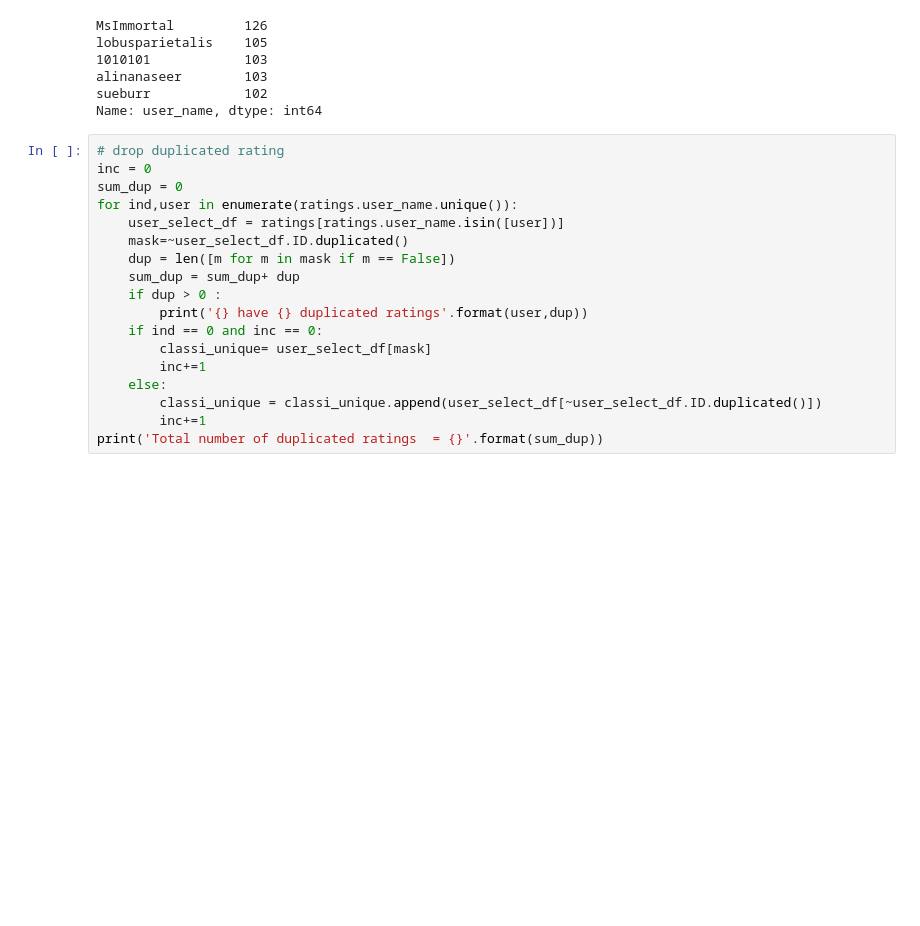
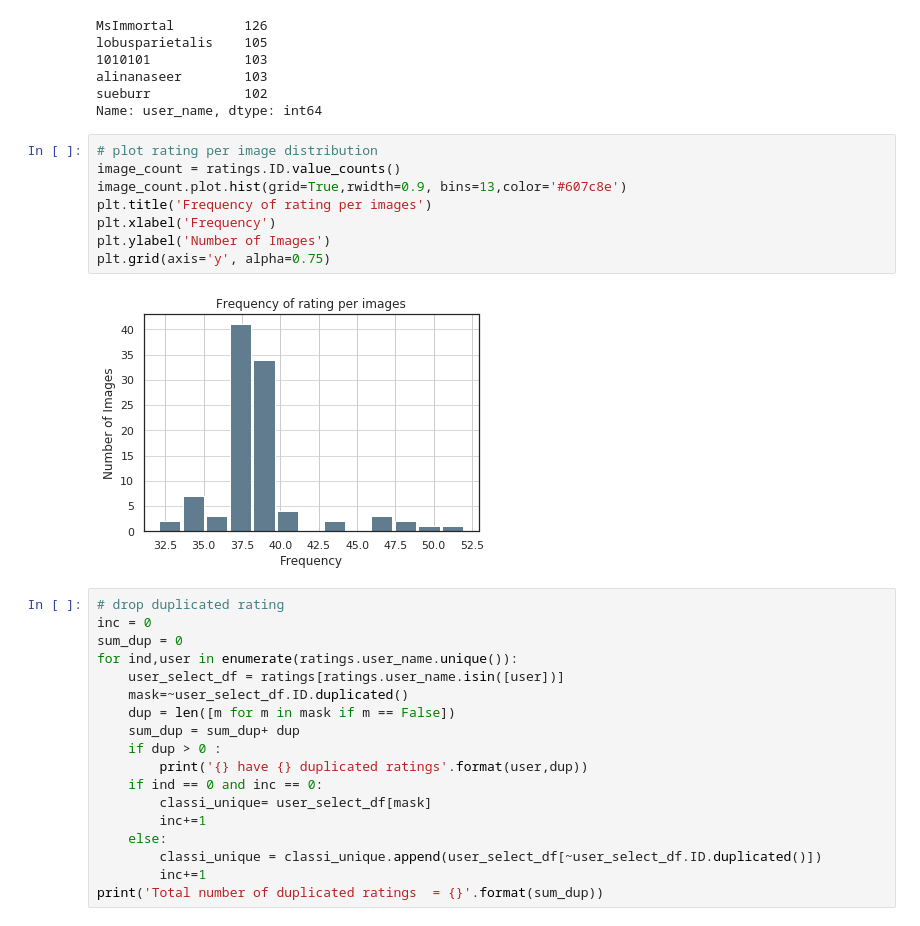
Before and after one commit to SIMEXP/brain_match, a Jupyter notebook: notebooks/Full_launch1_zooniverse_QC_results.ipynb, the cells around one changed output. Saved outputs shown, nothing was run; the diff lists cells and outputs as text; blank space fills up the shorter version.

Commit message:
radiologist rating

```diff
--- a/notebooks/Full_launch1_zooniverse_QC_results.ipynb
+++ b/notebooks/Full_launch1_zooniverse_QC_results.ipynb
@@ -95,6 +107,16 @@ lobusparietalis    105
 alinanaseer        103
 sueburr            102
 Name: user_name, dtype: int64
+# %%
+# plot rating per image distribution
+image_count = ratings.ID.value_counts()
+image_count.plot.hist(grid=True,rwidth=0.9, bins=13,color='#607c8e')
+plt.title('Frequency of rating per images')
+plt.xlabel('Frequency')
+plt.ylabel('Number of Images')
+plt.grid(axis='y', alpha=0.75)
+# %% [output]
+[figure, added]
 # %%
 # drop duplicated rating
 inc = 0
```
Also changed, not shown: parts of 3 cells of this notebook, 31 other files.
